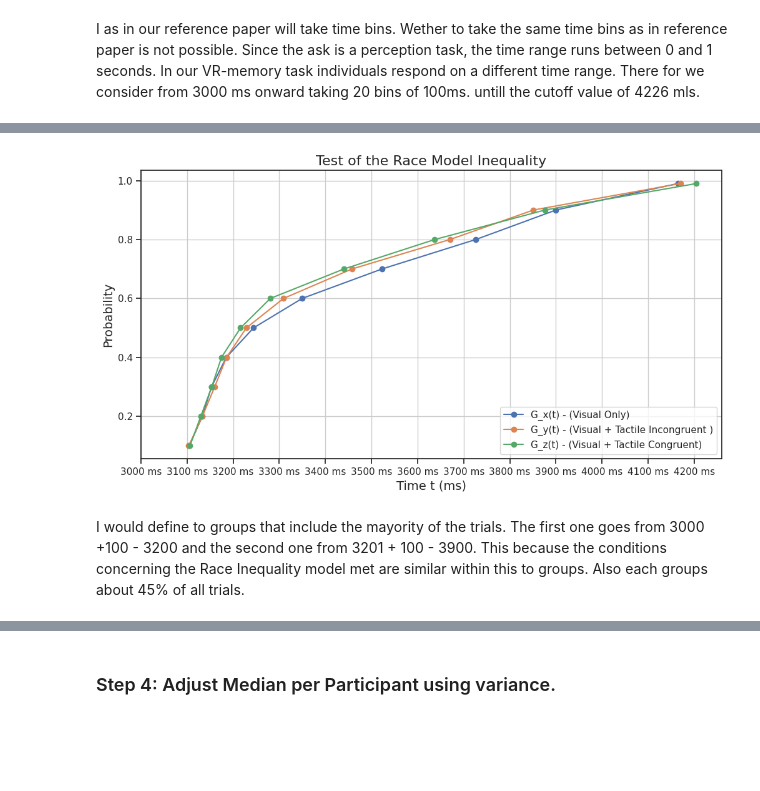
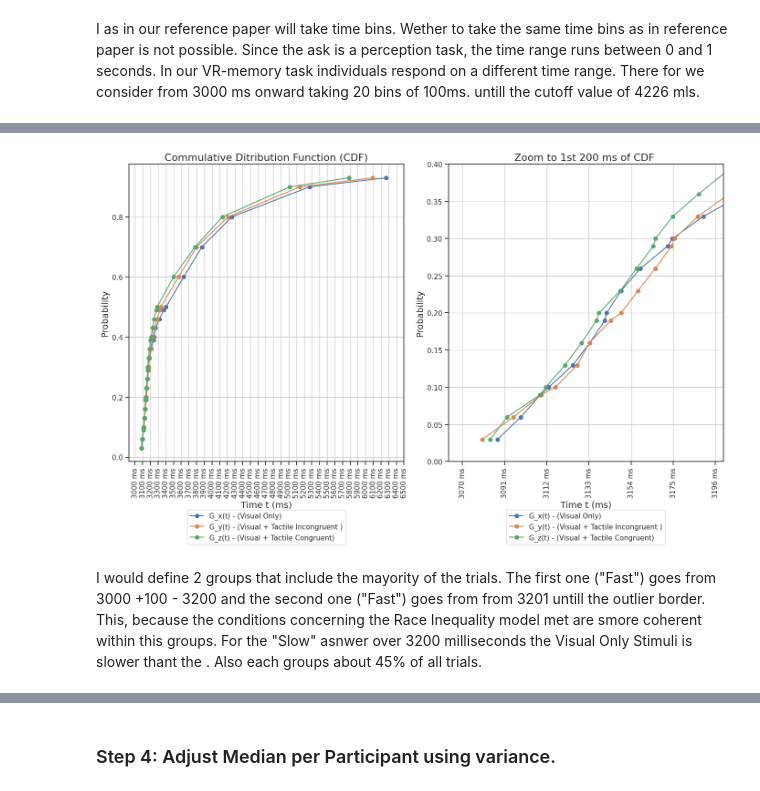
Before and after one commit to BenjaminDupre/m-b_thesis, a Jupyter notebook: Analysis/Analysis..ipynb, the cells around one changed output, grey strips where cells are left out. Drawn from its saved outputs; the diff is of its cells as text; code cells hidden in the pictures; blank space fills up the shorter version.

```diff
--- a/Analysis/Analysis..ipynb
+++ b/Analysis/Analysis..ipynb
@@ -838,7 +865,7 @@ def race_model(X, Y, Z, P, Plot):
     Yp = get_percentile(P, Gy, tmax)
     Zp = get_percentile(P, Gz, tmax)
     Bp = get_percentile(P, B, tmax)
-
+    generated_plot = []
     # Generate a plot if requested
     if Plot:
         plt.figure(figsize=(12,6))
@@ -852,19 +879,19 @@ def race_model(X, Y, Z, P, Plot):
         #          tmax + 10,
         #          -0.03, 1.03])
         # Define the time range and step for x-axis labels
-        x_ticks = range(3000, tmax + 10, 100)
+        x_ticks = range(3000, 6500 + 10, 100)
 
 # Set the x-tick positions and labels
-        plt.xticks(x_ticks, [str(tick) + ' ms' for tick in x_ticks])
+        plt.xticks(x_ticks, [str(tick) + ' ms' for tick in x_ticks], rotation=90)
         plt.grid()
-        plt.title('Test of the Race Model Inequality', fontsize=16)
+        plt.title('Test of the Rac e Model Inequality', fontsize=16)
         plt.xlabel('Time t (ms)', fontsize=14)
         plt.ylabel('Probability', fontsize=14)
         plt.legend(loc=4)
-
+        generated_plot = plt.gcf()
         plt.show()
 
-    return Xp, Yp, Zp, Bp
+    return Xp, Yp, Zp, Bp, generated_plot
 
 def check(U1, P1, G):
     for t in range(U1 - 2, U1 + 3):
@@ -952,13 +979,64 @@ Z = work_df_no_outl.loc[work_df_no_outl['feedbackType'] == 'congruent', 'time_ms
 #X = [10, 15, 20, 25]
 #Y = [12, 16, 18, 24]
 #Z = [9, 14, 21, 27]
-P = [ 0.1, 0.2,0.3,0.4,0.5,0.6,0.7,0.8,0.9,0.99]
-Plot = True
+P = [ 0.03,0.06, 0.09, 0.1,0.13,0.16,0.19, 0.2,0.23, 0.26, 0.29, 0.3,0.33,0.36,0.39,0.4,0.43,0.46,0.49,0.5,0.6,0.7,0.8,0.9,0.93]
+Plot = False
 
-Xp, Yp, Zp, Bp = race_model(X, Y, Z, P, Plot)
+Xp, Yp, Zp, Bp, generated_plot = race_model(X, Y, Z, P, Plot)
-# %% [output]
-[figure, removed]
+# %%
+fig, axes = plt.subplots(1, 2, figsize=(14, 9))
+# bin_edges = range(3000, int(work_df_no_outl['time_ms'].max()) + 100, 100)
+
+# Plot on the first subplot (axes[0])
+axes[0].plot(Xp, P, '-o', label='G_x(t) - (Visual Only)')
+axes[0].plot(Yp, P, '-o', label='G_y(t) - (Visual + Tactile Incongruent )')
+axes[0].plot(Zp, P, '-o', label='G_z(t) - (Visual + Tactile Congruent)')
+
+x_ticks = range(3000, 6500 + 10, 100)
+
+# Set the x-tick positions and labels
+axes[0].set_xticks(x_ticks)
+axes[0].set_xticklabels([str(tick) + ' ms' for tick in x_ticks], rotation=90)
+
+#axes[0].set_ylim(0.0, 0.4)
+#axes[0].set_xlim(3063, 3200)
+axes[0].grid()
+axes[0].set_title('Commulative Ditribution Function (CDF)', fontsize=16)
+axes[0].set_xlabel('Time t (ms)', fontsize=14)
+axes[0].set_ylabel('Probability', fontsize=14)
+axes[0].legend(loc=4)
+
+
+# Plot on the second subplot (axes[1])
+axes[1].plot(Xp, P, '-o', label='G_x(t) - (Visual Only)')
+axes[1].plot(Yp, P, '-o', label='G_y(t) - (Visual + Tactile Incongruent )')
+axes[1].plot(Zp, P, '-o', label='G_z(t) - (Visual + Tactile Congruent)')
+
+x_ticks = range(3070, 3200 + 10, 21)
+
+# Set the x-tick positions and labels
+axes[1].set_xticks(x_ticks)
+axes[1].set_xticklabels([str(tick) + ' ms' for tick in x_ticks], rotation=90)
+
+axes[1].set_ylim(0.0, 0.4)
+axes[1].set_xlim(3063, 3200)
+axes[1].grid()
+axes[1].set_title('Zoom to 1st 200 ms of CDF ', fontsize=16)
+axes[1].set_xlabel('Time t (ms)', fontsize=14)
+axes[1].set_ylabel('Probability', fontsize=14)
+axes[1].legend(loc=4)
+
+# Move the legend outside and to the bottom of the graph
+axes[0].legend(loc="upper center", bbox_to_anchor=(0.5, -0.15))
+# Move the legend outside and to the bottom of the graph
+axes[1].legend(loc="upper center", bbox_to_anchor=(0.5, -0.15))
+
+
+plt.tight_layout()
+plt.show()
+# %% [output]
+[figure, added]
 # %% [markdown]
-I would define to groups that include the mayority of the trials. The first one goes from 3000 +100 -  3200 and the second one from 3201 + 100 - 3900. This because the conditions concerning the Race Inequality model met are similar within this to groups. Also each groups about 45% of all trials.
+I would define 2 groups that include the mayority of the trials. The first one ("Fast") goes from 3000 +100 -  3200 and the second one ("Fast") goes from from 3201 untill the outlier border. This, because the conditions concerning the Race Inequality model met are smore coherent within this groups. For the "Slow" asnwer over 3200 milliseconds the Visual Only Stimuli is slower thant the . Also each groups about 45% of all trials.
 # %%
 # Creating a flag for each trial using the previous definition.
```
Also changed, not shown: parts of 16 cells of this notebook, 7 other files.
